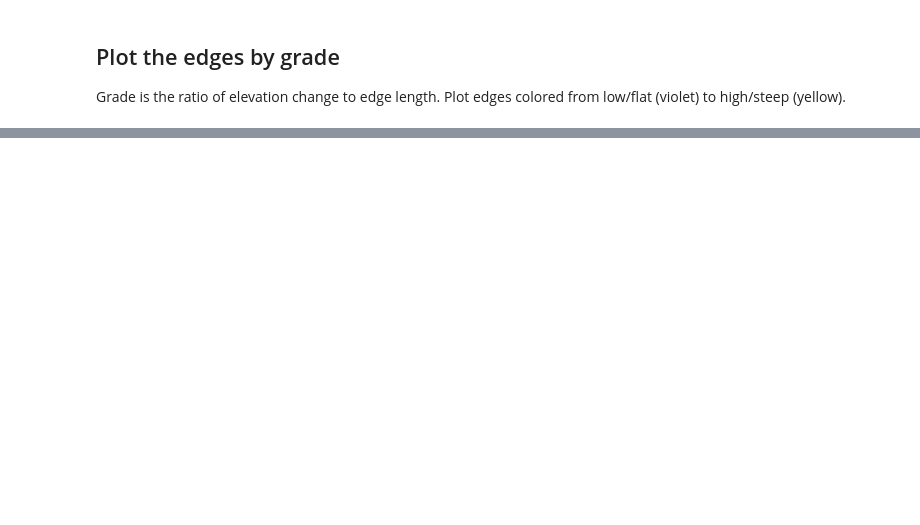
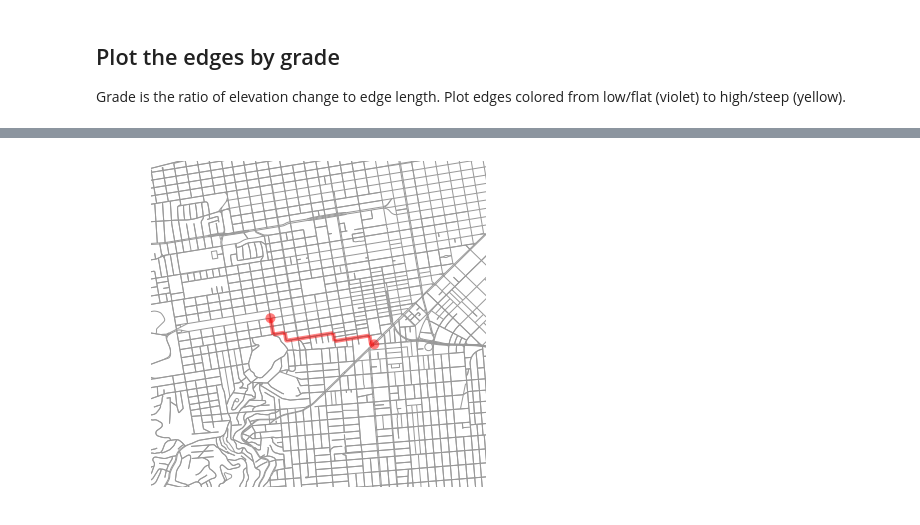
Before and after one commit to gboeing/osmnx, a Jupyter notebook: examples/12-node-elevations-edge-grades.ipynb, the cells around one changed output, grey strips where cells are left out. Cells and saved outputs as stored; diff of their text form; code cells hidden in the pictures; blank space fills up the shorter version.

```diff
--- a/examples/12-node-elevations-edge-grades.ipynb
+++ b/examples/12-node-elevations-edge-grades.ipynb
@@ -59,0 +71,11 @@ fig, ax = ox.plot_graph(G_proj, fig_height=10, edge_color=ec, edge_linewidth=1.5
+# %%
+# select an origin and destination node and a bounding box around them
+origin_node = ox.get_nearest_node(G, (37.77, -122.426))
+destination_node = ox.get_nearest_node(G, (37.773, -122.441))
+bbox = ox.bbox_from_point((37.772, -122.434), distance=2000, project_utm=True)
+# %%
+# calculate the shortest path weighted by edge length
+route_by_length = nx.shortest_path(G_proj, source=origin_node, target=destination_node, weight='length')
+fig, ax = ox.plot_graph_route(G_proj, route_by_length, bbox=bbox, node_size=0)
+# %% [output]
+[figure, added]
```
Also changed, not shown: parts of 7 cells of this notebook.
